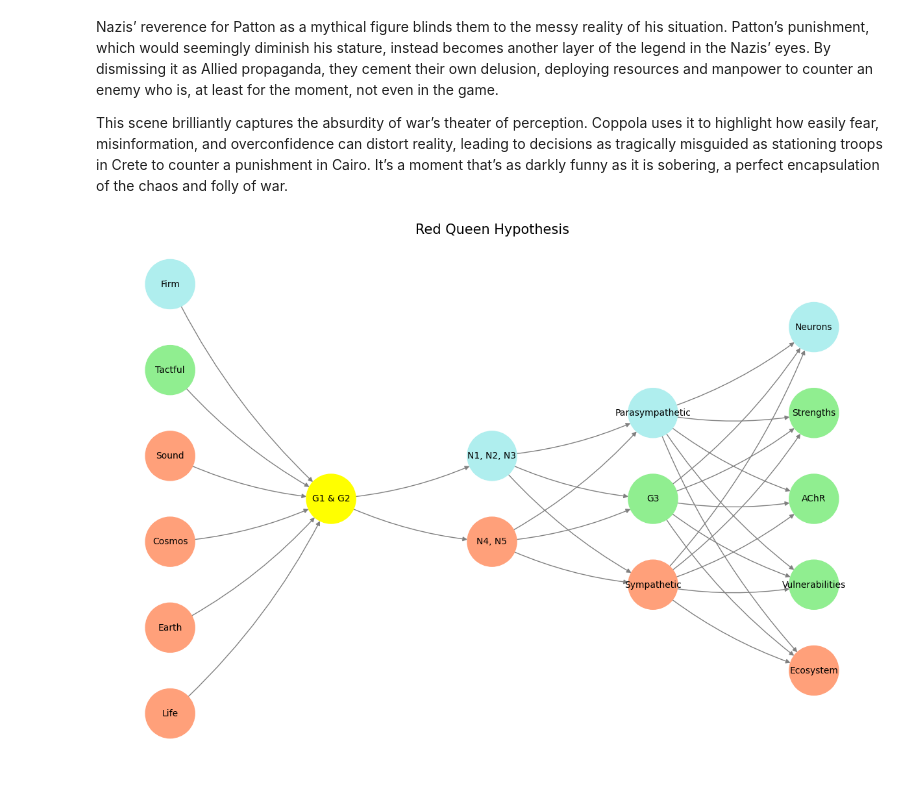
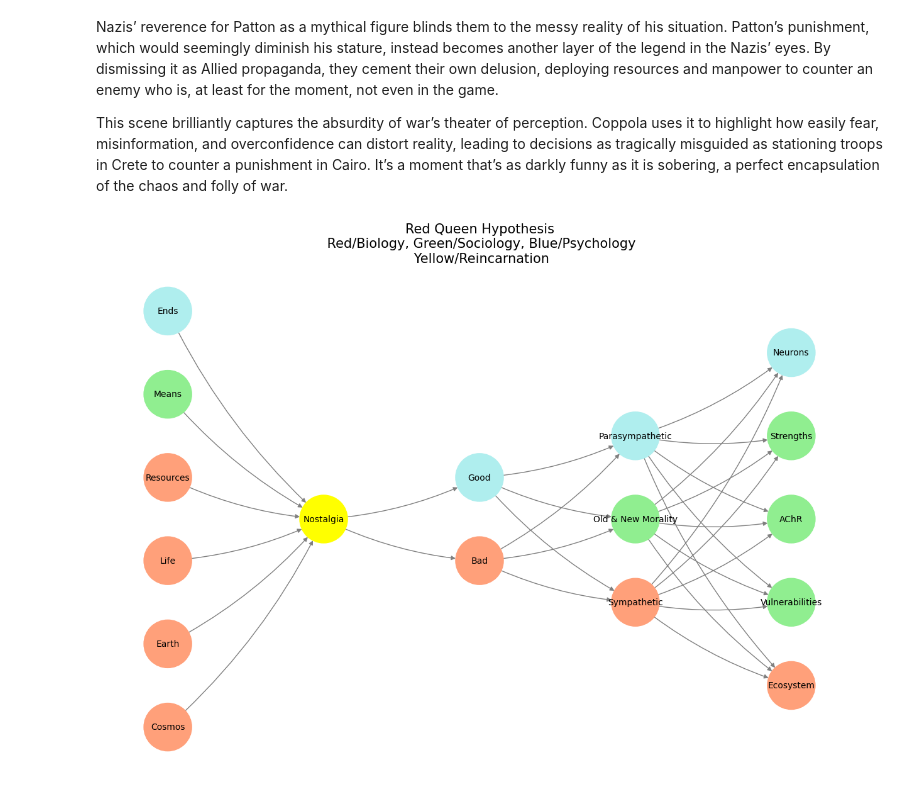
Before and after one commit to abikesa/guesswho, a Jupyter notebook: kitabo/ensi/_build/jupyter_execute/act3/part1/part1_2.ipynb, the cells around one changed output. Saved outputs shown, nothing was run; the diff lists cells and outputs as text; code cells hidden in the pictures.

Commit message:
yellow is nostalgia or reincarnation

```diff
--- a/kitabo/ensi/_build/jupyter_execute/act3/part1/part1_2.ipynb
+++ b/kitabo/ensi/_build/jupyter_execute/act3/part1/part1_2.ipynb
@@ -18,34 +18,34 @@ import numpy as np
 import matplotlib.pyplot as plt
 import networkx as nx
 
-# Define the neural network structure
+# Define the neural network structure; modified to align with "Aprés Moi, Le Déluge" (i.e. Je suis AlexNet)
 def define_layers():
     return {
-        'Pre-Input': ['Life', 'Earth', 'Cosmos', 'Sound', 'Tactful', 'Firm'],
-        'Yellowstone': ['G1 & G2'],
-        'Input': ['N4, N5', 'N1, N2, N3'],
-        'Hidden': ['Sympathetic', 'G3', 'Parasympathetic'],
-        'Output': ['Ecosystem', 'Vulnerabilities', 'AChR', 'Strengths', 'Neurons']
+        'Physics': ['Cosmos', 'Earth', 'Life', 'Resources', 'Means', 'Ends'], # CUDA & AlexNet
+        'Metaphysics': ['Nostalgia'], # Perception AI
+        'Decisions': ['Bad', 'Good'], # Agentic AI "Test-Time Scaling" (as opposed to Pre-Trained -Data Scaling & Post-Trained -RLHF)
+        'Games': ['Sympathetic', 'Old & New Morality', 'Parasympathetic'], # Generative AI (Plan/Cooperative/Monumental, Tool Use/Iterative/Antiquarian, Critique/Adversarial/Critical)
+        'Outcomes': ['Ecosystem', 'Vulnerabilities', 'AChR', 'Strengths', 'Neurons'] # Physical AI (Calculator, Web Search, SQL Search, Generate Podcast)
     }
 
 # Assign colors to nodes
 def assign_colors(node, layer):
-    if node == 'G1 & G2':
+    if node == 'Nostalgia': ## Cranial Nerve Ganglia & Dorsal Root Ganglia
         return 'yellow'
-    if layer == 'Pre-Input' and node in ['Tactful']:
+    if layer == 'Physics' and node in ['Ends']:
+        return 'paleturquoise'
+    if layer == 'Physics' and node in ['Means']:
         return 'lightgreen'
-    if layer == 'Pre-Input' and node in ['Firm']:
+    elif layer == 'Decisions' and node == 'Good': # Basal Ganglia, Thalamus, Hypothalamus; N4, N5: Brainstem, Cerebellum
         return 'paleturquoise'
-    elif layer == 'Input' and node == 'N1, N2, N3':
-        return 'paleturquoise'
-    elif layer == 'Hidden':
+    elif layer == 'Games':
         if node == 'Parasympathetic':
             return 'paleturquoise'
-        elif node == 'G3':
+        elif node == 'Old & New Morality': # Autonomic Ganglia (ACh)
             return 'lightgreen'
         elif node == 'Sympathetic':
             return 'lightsalmon'
-    elif layer == 'Output':
+    elif layer == 'Outcomes':
         if node == 'Neurons':
             return 'paleturquoise'
         elif node in ['Strengths', 'AChR', 'Vulnerabilities']:
@@ -68,33 +68,33 @@ def visualize_nn():
     node_colors = []
     center_x = 0  # Align nodes horizontally
 
     # Add nodes and assign positions
     for i, (layer_name, nodes) in enumerate(layers.items()):
         y_positions = calculate_positions(nodes, center_x, offset=-len(layers) + i + 1)
         for node, position in zip(nodes, y_positions):
             G.add_node(node, layer=layer_name)
             pos[node] = position
             node_colors.append(assign_colors(node, layer_name))
 
     # Add edges (without weights)
     for layer_pair in [
-        ('Pre-Input', 'Yellowstone'), ('Yellowstone', 'Input'), ('Input', 'Hidden'), ('Hidden', 'Output')
+        ('Physics', 'Metaphysics'), ('Metaphysics', 'Decisions'), ('Decisions', 'Games'), ('Games', 'Outcomes')
     ]:
         source_layer, target_layer = layer_pair
         for source in layers[source_layer]:
             for target in layers[target_layer]:
                 G.add_edge(source, target)
 
     # Draw the graph
     plt.figure(figsize=(12, 8))
     nx.draw(
         G, pos, with_labels=True, node_color=node_colors, edge_color='gray',
         node_size=3000, font_size=10, connectionstyle="arc3,rad=0.1"
     )
-    plt.title("Red Queen Hypothesis", fontsize=15)
+    plt.title("Red Queen Hypothesis\n Red/Biology, Green/Sociology, Blue/Psychology\n Yellow/Reincarnation", fontsize=15)
     plt.show()
 
 # Run the visualization
 visualize_nn()
 # %% [output]
-[figure, old version]
+[figure, new version]
```
Also changed, not shown: 6 other files.
